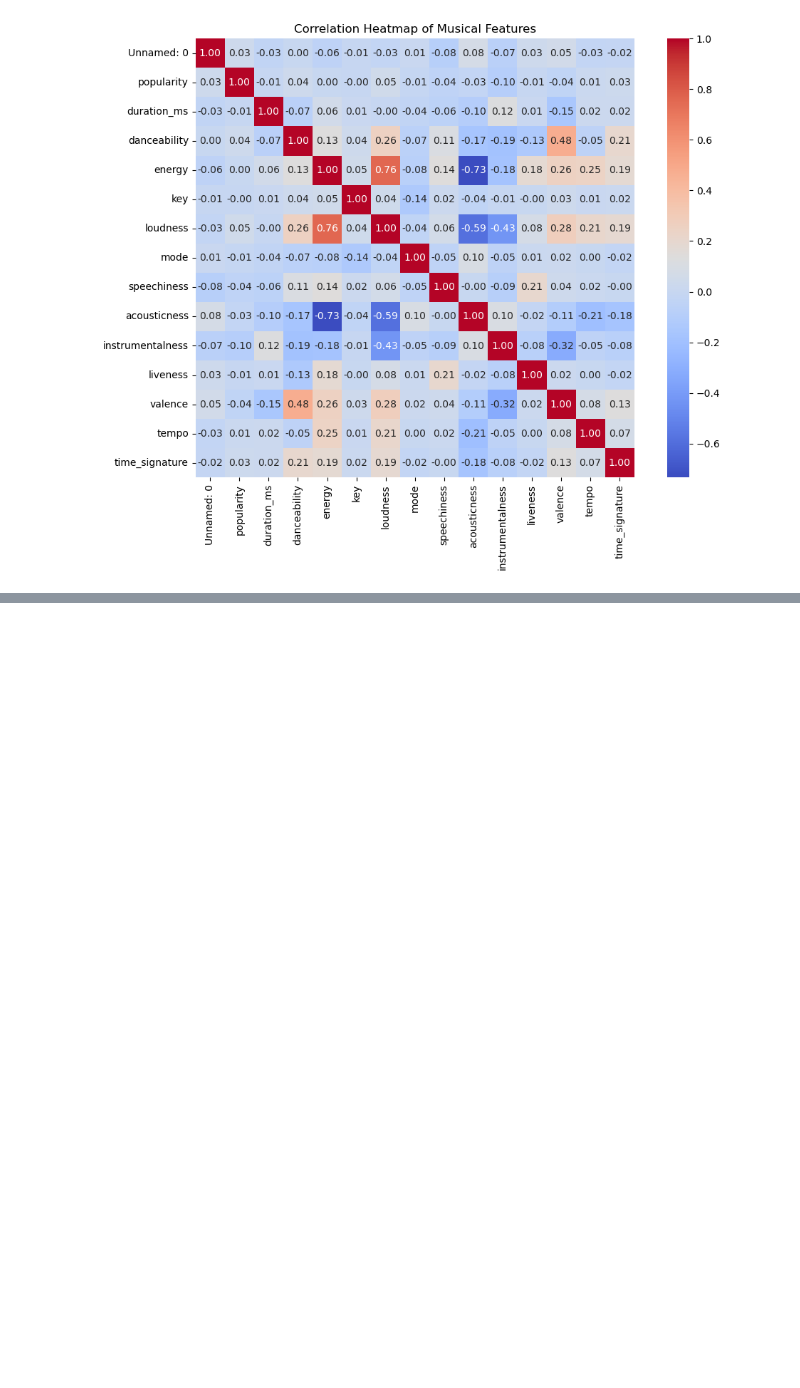
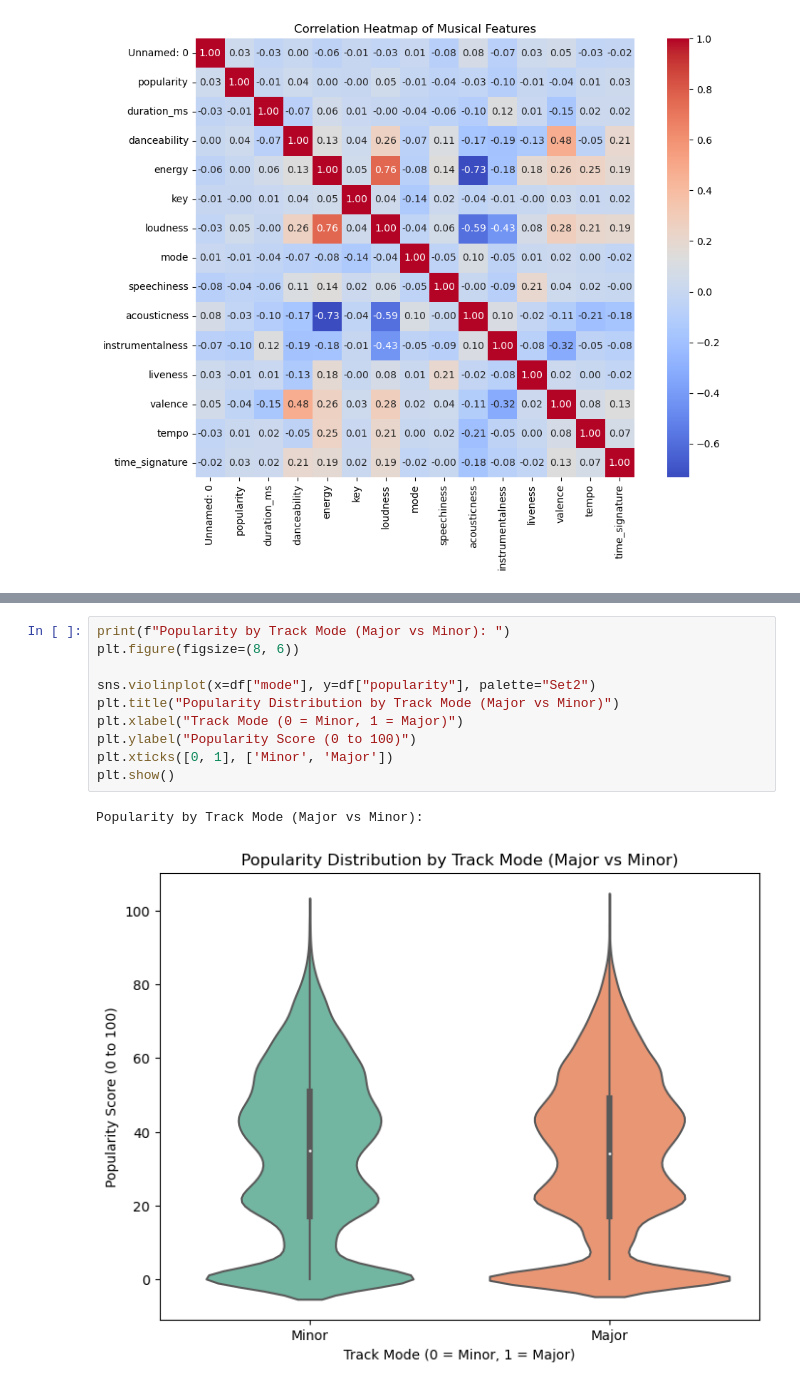
Before and after one commit to canreves/popularity-guesser, a Jupyter notebook: exploratory-data-analysis.ipynb, the cells around one changed output, grey strips where cells are left out. Cells and saved outputs as stored; diff of their text form; blank space fills up the shorter version.

```diff
--- a/exploratory-data-analysis.ipynb
+++ b/exploratory-data-analysis.ipynb
@@ -92,0 +105,13 @@ Correlation Heatmap of Musical Features:
+# %%
+print(f"Popularity by Track Mode (Major vs Minor): ")
+plt.figure(figsize=(8, 6))
+
+sns.violinplot(x=df["mode"], y=df["popularity"], palette="Set2")
+plt.title("Popularity Distribution by Track Mode (Major vs Minor)")
+plt.xlabel("Track Mode (0 = Minor, 1 = Major)")
+plt.ylabel("Popularity Score (0 to 100)")
+plt.xticks([0, 1], ['Minor', 'Major'])
+plt.show()
+# %% [output]
+Popularity by Track Mode (Major vs Minor):
+[figure, added]
```
Also changed, not shown: parts of 1 cell of this notebook.
